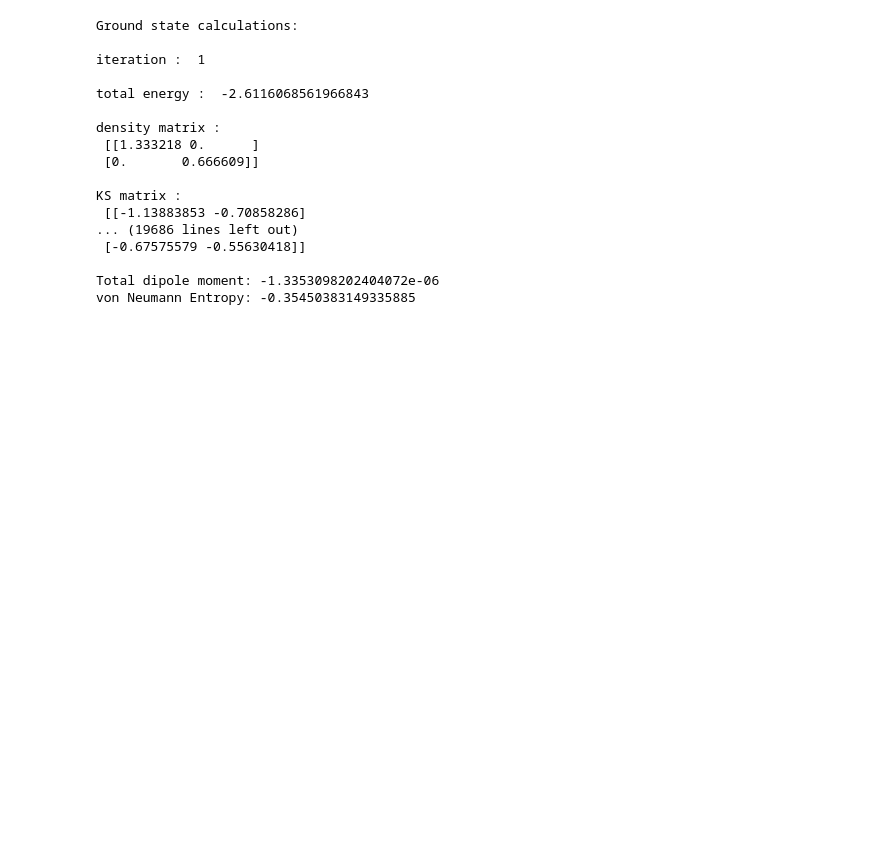
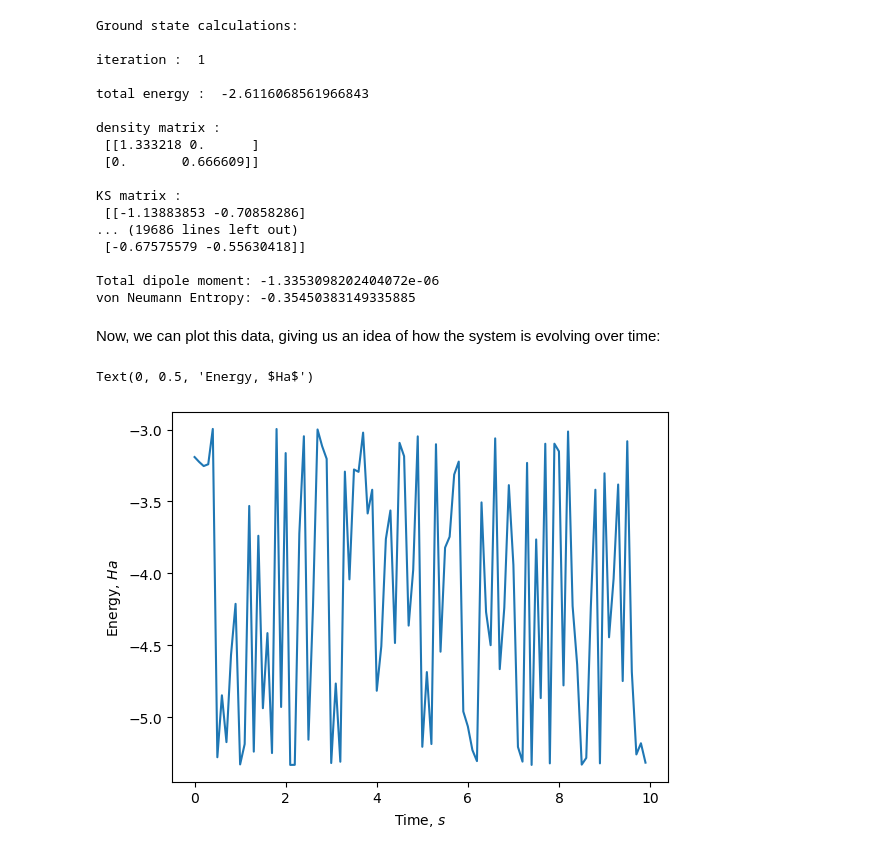
Before and after one commit to Matt-A-Thompson/PyRTP, a Jupyter notebook: RT-TDDFT.ipynb, the cells around one changed output. Saved outputs shown, nothing was run; the diff lists cells and outputs as text; code cells hidden in the pictures; blank space fills up the shorter version.

```diff
--- a/RT-TDDFT.ipynb
+++ b/RT-TDDFT.ipynb
@@ -726,3 +726,12 @@ KS matrix :
 
 Total dipole moment: -1.3353098202404072e-06
 von Neumann Entropy: -0.35450383149335885
+# %% [markdown]
+Now, we can plot this data, giving us an idea of how the system is evolving over time:
+# %%
+plt.plot(t,np.array(energies))
+plt.xlabel('Time, $s$')
+plt.ylabel('Energy, $Ha$')
+# %% [output]
+Text(0, 0.5, 'Energy, $Ha$')
+[figure, added]
```
Also changed, not shown: parts of 3 cells of this notebook.
